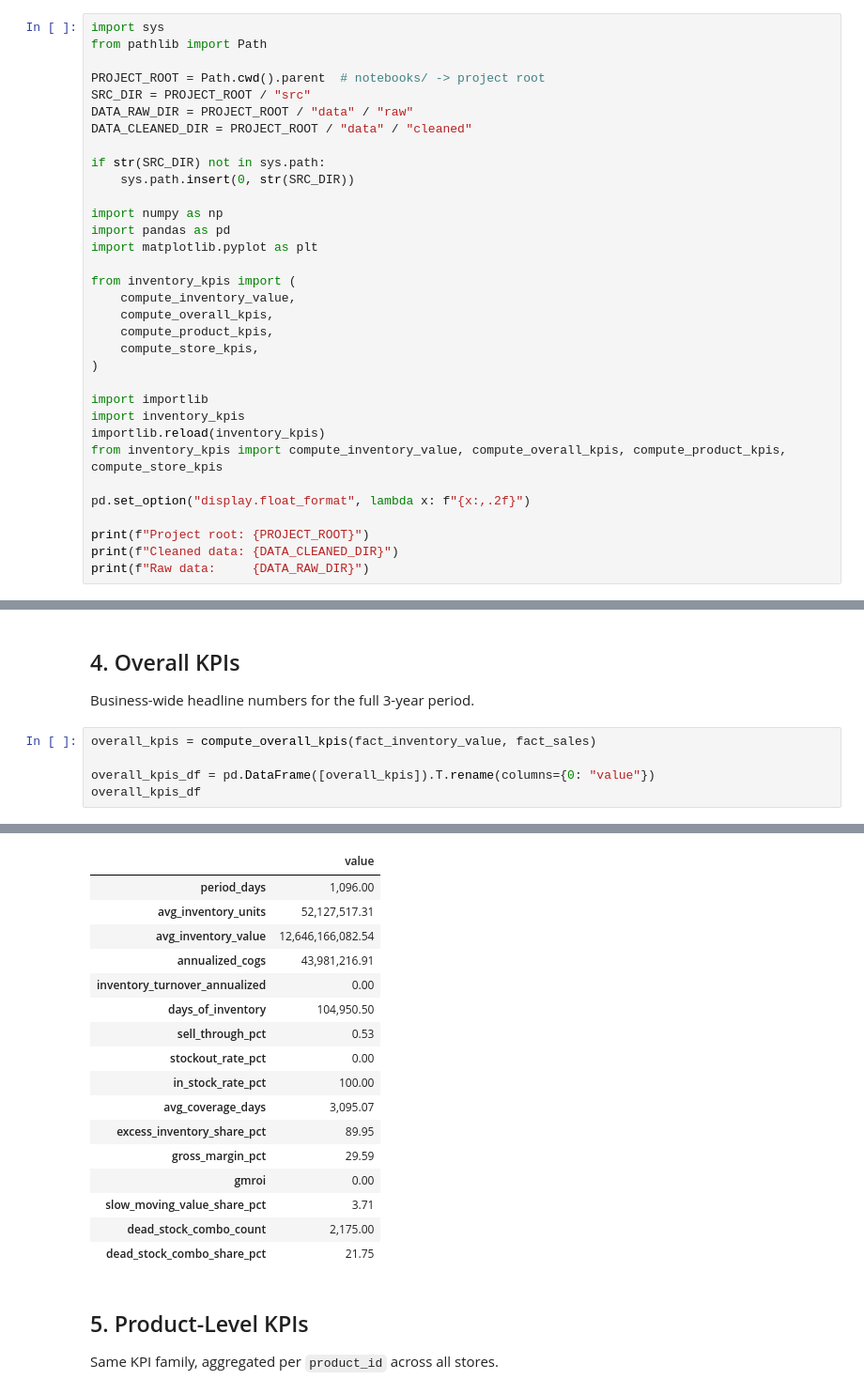
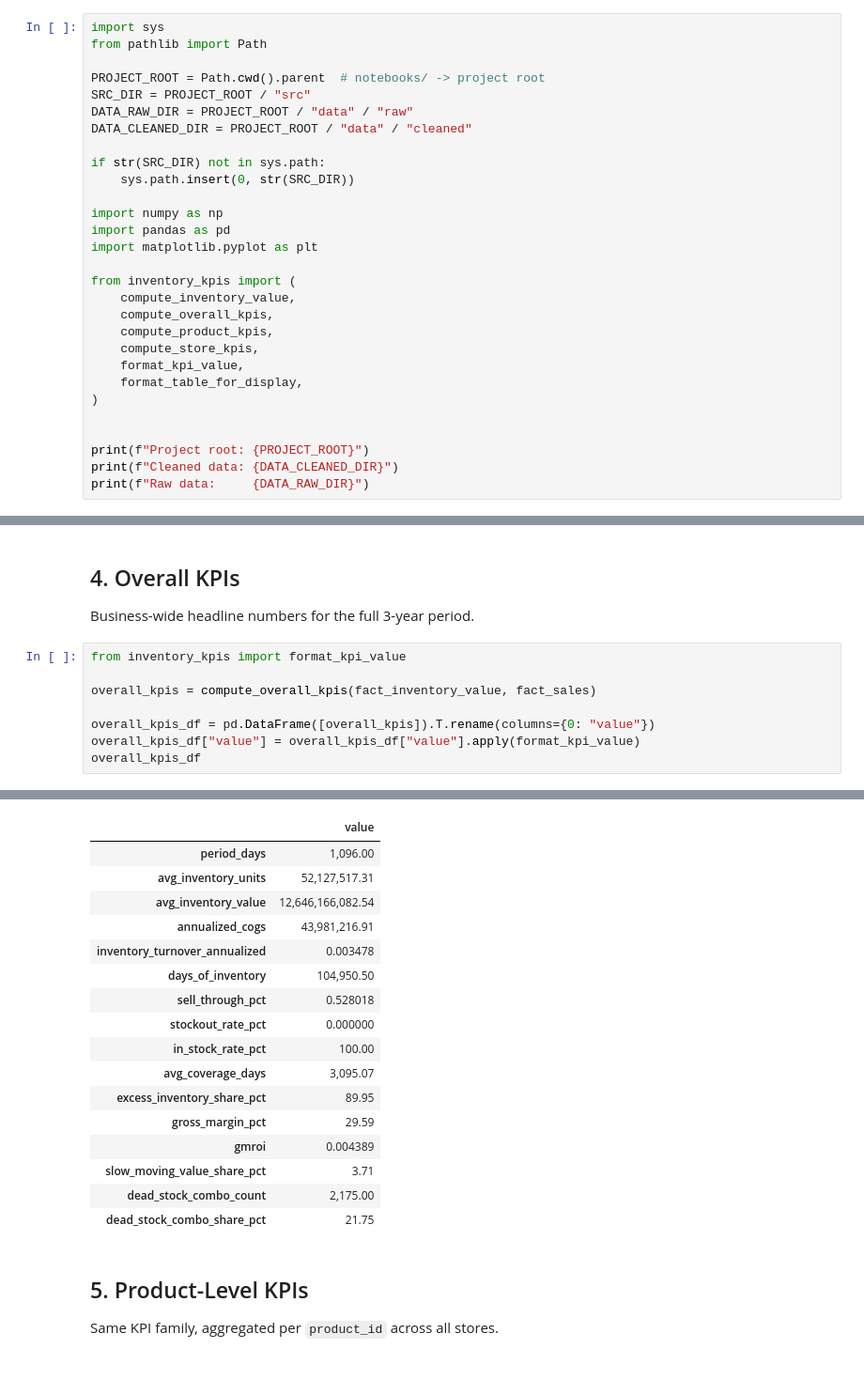
Before and after one commit to Abu-Hozaifa-Retail-Analyst/retail-inventory-analytics, a Jupyter notebook: notebooks/03_inventory_kpis.ipynb, the cells around one changed output, grey strips where cells are left out. Shown at 94% size. Drawn from its saved outputs; the diff is of its cells as text.

```diff
--- a/notebooks/03_inventory_kpis.ipynb
+++ b/notebooks/03_inventory_kpis.ipynb
@@ -66,14 +66,10 @@ from inventory_kpis import (
     compute_overall_kpis,
     compute_product_kpis,
     compute_store_kpis,
+    format_kpi_value,
+    format_table_for_display,
 )
 
-import importlib
-import inventory_kpis
-importlib.reload(inventory_kpis)
-from inventory_kpis import compute_inventory_value, compute_overall_kpis, compute_product_kpis, compute_store_kpis
-
-pd.set_option("display.float_format", lambda x: f"{x:,.2f}")
 
 print(f"Project root: {PROJECT_ROOT}")
 print(f"Cleaned data: {DATA_CLEANED_DIR}")
@@ -124,9 +120,12 @@ Total inventory_value across all rows (all days): 13,860,198,026,465.43
 
 Business-wide headline numbers for the full 3-year period.
 # %%
+from inventory_kpis import format_kpi_value
+
 overall_kpis = compute_overall_kpis(fact_inventory_value, fact_sales)
 
 overall_kpis_df = pd.DataFrame([overall_kpis]).T.rename(columns={0: "value"})
+overall_kpis_df["value"] = overall_kpis_df["value"].apply(format_kpi_value)
 overall_kpis_df
 # %% [output]
 ============================================================
@@ -148,20 +147,20 @@ gmroi                               0.00
 slow_moving_value_share_pct         3.71
 dead_stock_combo_count              2,175
 dead_stock_combo_share_pct          21.75
 |  | value |
 | period_days | 1,096.00 |
 | avg_inventory_units | 52,127,517.31 |
 | avg_inventory_value | 12,646,166,082.54 |
 | annualized_cogs | 43,981,216.91 |
-| inventory_turnover_annualized | 0.00 |
+| inventory_turnover_annualized | 0.003478 |
 | days_of_inventory | 104,950.50 |
-| sell_through_pct | 0.53 |
-| stockout_rate_pct | 0.00 |
+| sell_through_pct | 0.528018 |
+| stockout_rate_pct | 0.000000 |
 | in_stock_rate_pct | 100.00 |
 | avg_coverage_days | 3,095.07 |
 | excess_inventory_share_pct | 89.95 |
 | gross_margin_pct | 29.59 |
-| gmroi | 0.00 |
+| gmroi | 0.004389 |
 | slow_moving_value_share_pct | 3.71 |
 | dead_stock_combo_count | 2,175.00 |
 | dead_stock_combo_share_pct | 21.75 |
```
Also changed, not shown: parts of 7 cells of this notebook, 2 other files.
